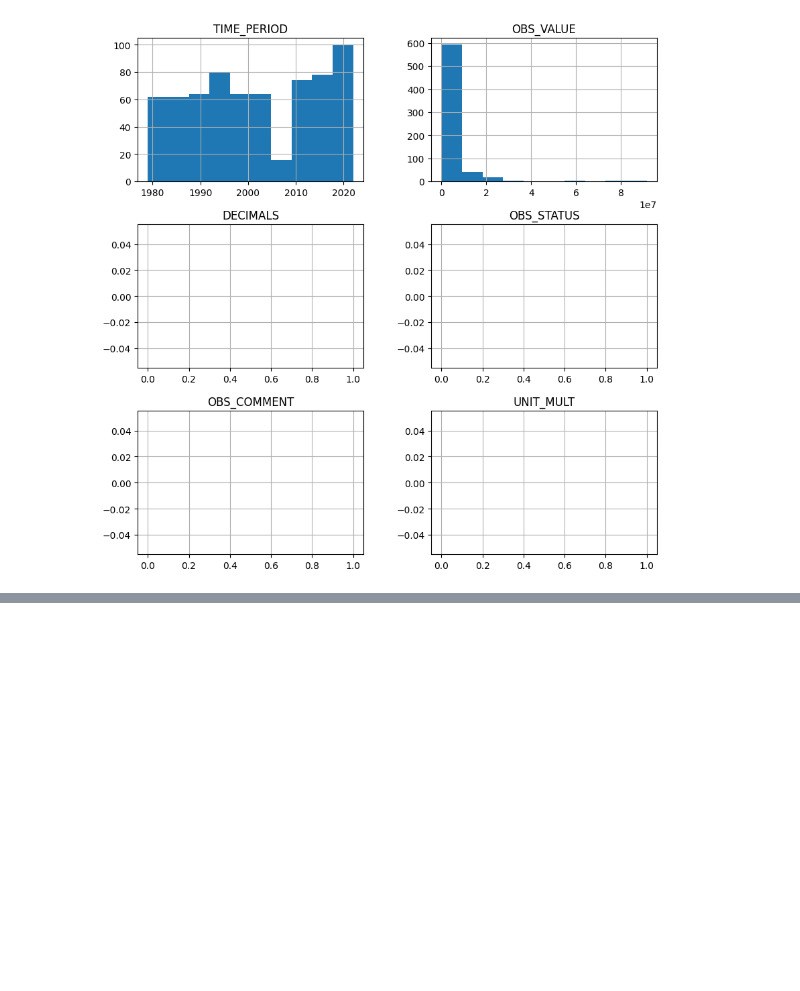
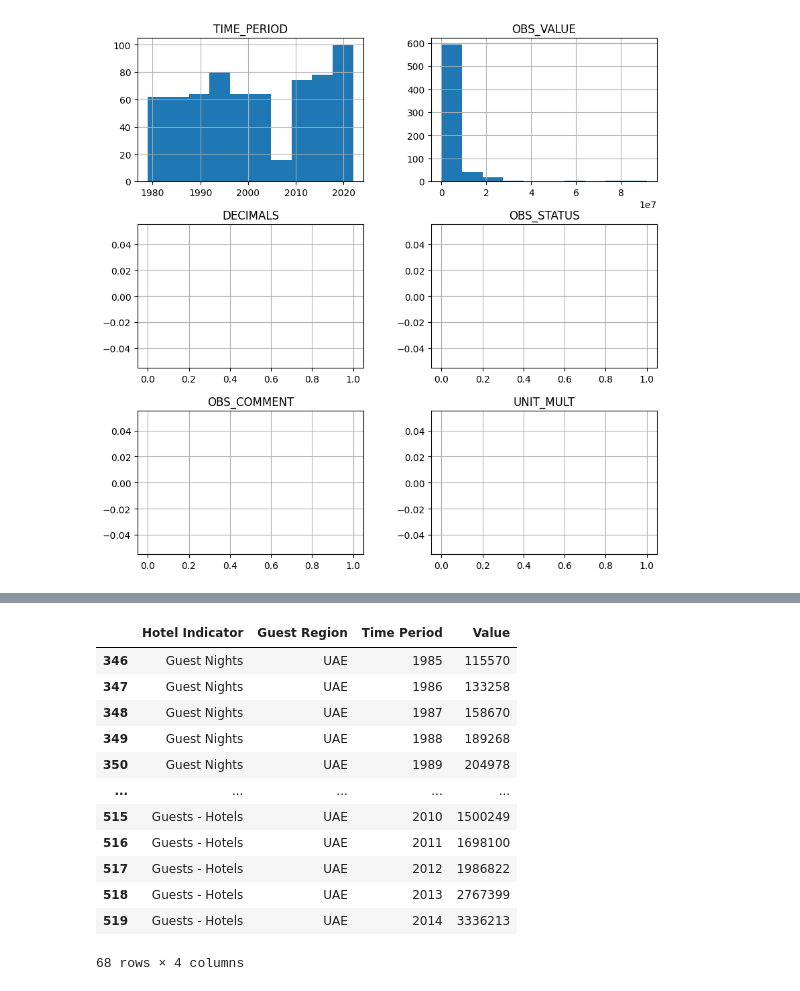
Before and after one commit to codyy6/Ocean-Dubai-House-Rental-and-Sales-Prediction, a Jupyter notebook: Tourism.ipynb, the cells around one changed output, grey strips where cells are left out. Cells and saved outputs as stored; diff of their text form; code cells hidden in the pictures; blank space fills up the shorter version.

```diff
--- a/Tourism.ipynb
+++ b/Tourism.ipynb
@@ -104,0 +127,34 @@ SOURCE_DETAIL: ['FCSC']
+# %%
+guests_by_hotel_type_by_region_df.rename(columns={'H_INDICATOR': 'Hotel Indicator', 'GUEST_REGION': 'Guest Region','TIME_PERIOD': 'Time Period','OBS_VALUE': 'Value'}, inplace=True)
+# %%
+guests_by_hotel_type_by_region_df['Hotel Indicator'] = guests_by_hotel_type_by_region_df['Hotel Indicator'].replace(['GHH'], 'Guest Arrival')
+guests_by_hotel_type_by_region_df['Hotel Indicator'] = guests_by_hotel_type_by_region_df['Hotel Indicator'].replace(['GUN'], 'Guest Nights')
+guests_by_hotel_type_by_region_df['Hotel Indicator'] = guests_by_hotel_type_by_region_df['Hotel Indicator'].replace(['GHA'], 'Guests - Hotels')
+# %%
+guests_by_hotel_type_by_region_df['Guest Region'] = guests_by_hotel_type_by_region_df['Guest Region'].replace(['AC'], 'Arab Countries')
+guests_by_hotel_type_by_region_df['Guest Region'] = guests_by_hotel_type_by_region_df['Guest Region'].replace(['ASC'], 'Asian Countries')
+guests_by_hotel_type_by_region_df['Guest Region'] = guests_by_hotel_type_by_region_df['Guest Region'].replace(['EC'], 'European Countries')
+guests_by_hotel_type_by_region_df['Guest Region'] = guests_by_hotel_type_by_region_df['Guest Region'].replace(['AM'], 'American Countries')
+guests_by_hotel_type_by_region_df['Guest Region'] = guests_by_hotel_type_by_region_df['Guest Region'].replace(['AF'], 'African Countries')
+guests_by_hotel_type_by_region_df['Guest Region'] = guests_by_hotel_type_by_region_df['Guest Region'].replace(['OC'], 'Oceania')
+guests_by_hotel_type_by_region_df['Guest Region'] = guests_by_hotel_type_by_region_df['Guest Region'].replace(['OTH'], 'Other')
+guests_by_hotel_type_by_region_df['Guest Region'] = guests_by_hotel_type_by_region_df['Guest Region'].replace(['ACAF'], 'Asian and African Countries')
+guests_by_hotel_type_by_region_df['Guest Region'] = guests_by_hotel_type_by_region_df['Guest Region'].replace(['_T'], 'Total')
+# %%
+guests_by_hotel_type_by_region_df = guests_by_hotel_type_by_region_df[guests_by_hotel_type_by_region_df['Guest Region'] == 'UAE']
+# %%
+guests_by_hotel_type_by_region_df
+# %% [output]
+|  | Hotel Indicator | Guest Region | Time Period | Value |
+| 346 | Guest Nights | UAE | 1985 | 115570 |
+| 347 | Guest Nights | UAE | 1986 | 133258 |
+| 348 | Guest Nights | UAE | 1987 | 158670 |
+| 349 | Guest Nights | UAE | 1988 | 189268 |
+| 350 | Guest Nights | UAE | 1989 | 204978 |
+| ... | ... | ... | ... | ... |
+| 515 | Guests - Hotels | UAE | 2010 | 1500249 |
+| 516 | Guests - Hotels | UAE | 2011 | 1698100 |
+| 517 | Guests - Hotels | UAE | 2012 | 1986822 |
+| 518 | Guests - Hotels | UAE | 2013 | 2767399 |
+| 519 | Guests - Hotels | UAE | 2014 | 3336213 |
+68 rows × 4 columns
```
Also changed, not shown: parts of 41 cells of this notebook.
